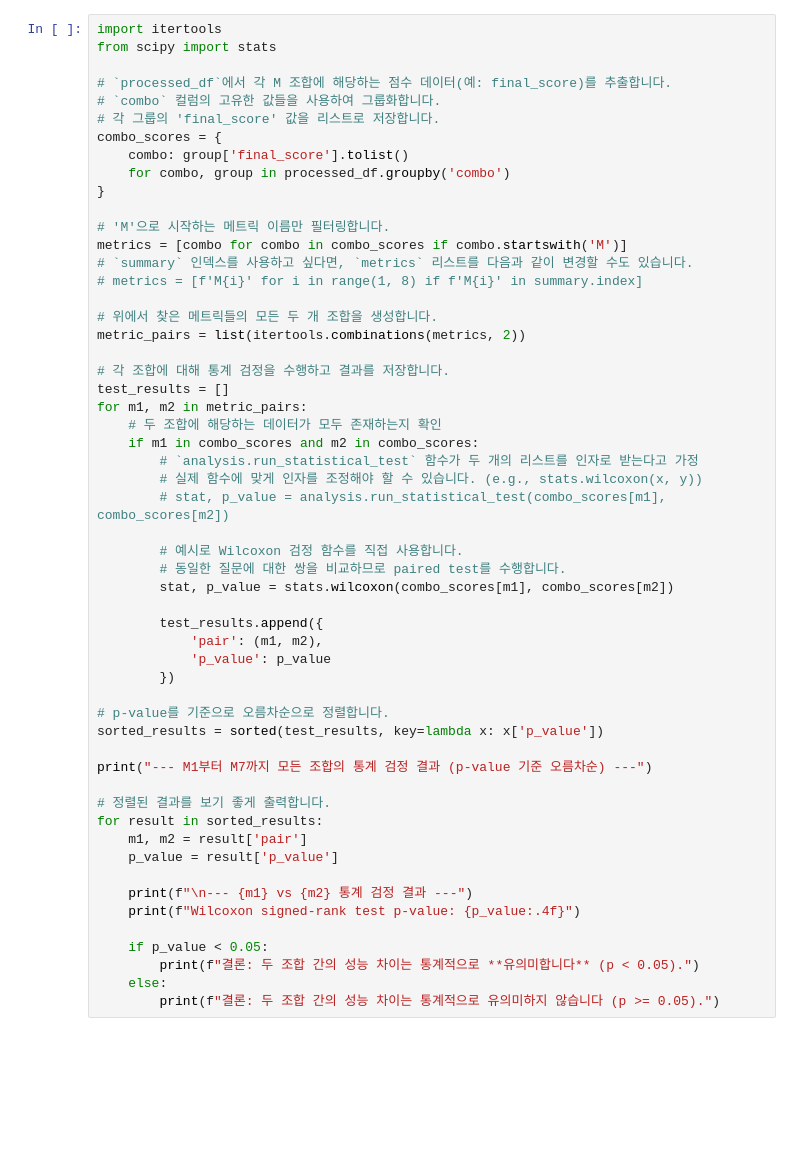
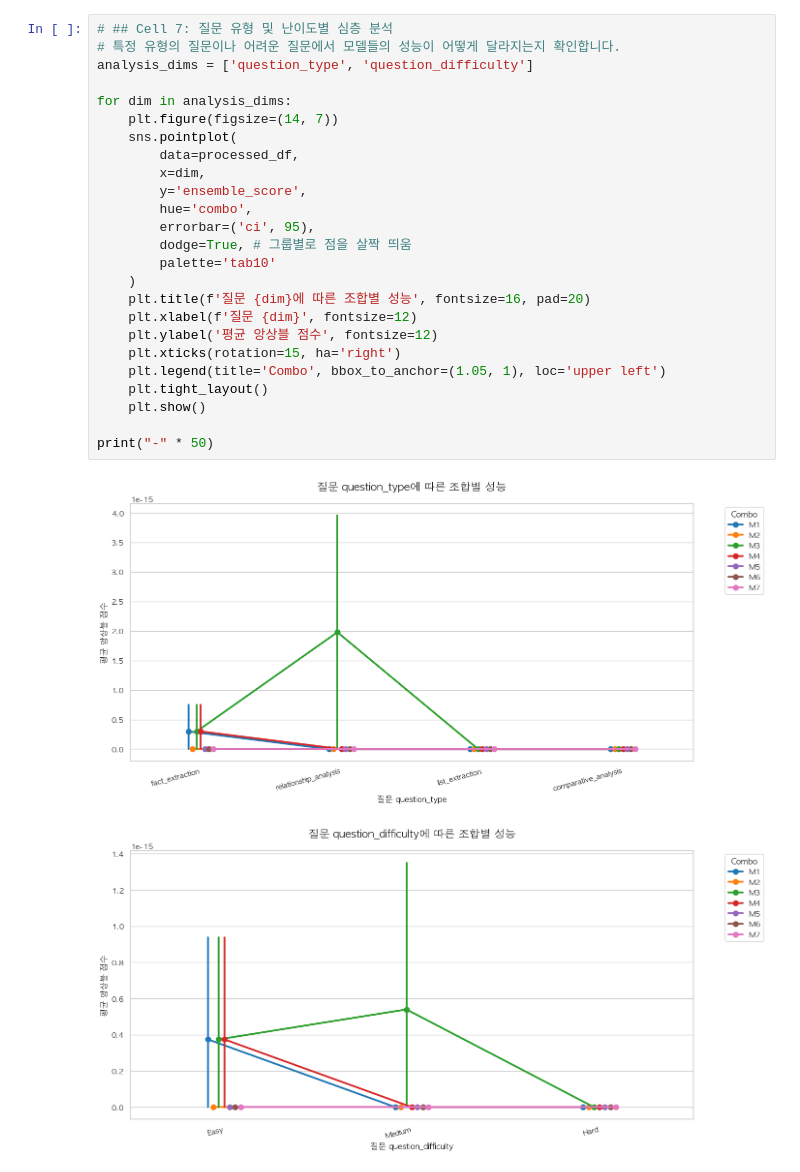
Before and after one commit to xistoh162108/RiQF-eval, a Jupyter notebook: RiQF-eval/notebooks/analysis.ipynb, the cells around one changed output. Cells and saved outputs as stored; diff of their text form; blank space fills up the shorter version.

```diff
--- a/RiQF-eval/notebooks/analysis.ipynb
+++ b/RiQF-eval/notebooks/analysis.ipynb
@@ -122,56 +227,28 @@ plt.show()
 # %%
-import itertools
-from scipy import stats
+# ## Cell 7: 질문 유형 및 난이도별 심층 분석
+# 특정 유형의 질문이나 어려운 질문에서 모델들의 성능이 어떻게 달라지는지 확인합니다.
+analysis_dims = ['question_type', 'question_difficulty']
 
-# `processed_df`에서 각 M 조합에 해당하는 점수 데이터(예: final_score)를 추출합니다.
-# `combo` 컬럼의 고유한 값들을 사용하여 그룹화합니다.
-# 각 그룹의 'final_score' 값을 리스트로 저장합니다.
-combo_scores = {
-    combo: group['final_score'].tolist()
-    for combo, group in processed_df.groupby('combo')
-}
+for dim in analysis_dims:
+    plt.figure(figsize=(14, 7))
+    sns.pointplot(
+        data=processed_df,
+        x=dim,
+        y='ensemble_score',
+        hue='combo',
+        errorbar=('ci', 95),
+        dodge=True, # 그룹별로 점을 살짝 띄움
+        palette='tab10'
+    )
+    plt.title(f'질문 {dim}에 따른 조합별 성능', fontsize=16, pad=20)
+    plt.xlabel(f'질문 {dim}', fontsize=12)
+    plt.ylabel('평균 앙상블 점수', fontsize=12)
+    plt.xticks(rotation=15, ha='right')
+    plt.legend(title='Combo', bbox_to_anchor=(1.05, 1), loc='upper left')
+    plt.tight_layout()
+    plt.show()
 
-# 'M'으로 시작하는 메트릭 이름만 필터링합니다.
-metrics = [combo for combo in combo_scores if combo.startswith('M')]
-# `summary` 인덱스를 사용하고 싶다면, `metrics` 리스트를 다음과 같이 변경할 수도 있습니다.
-# metrics = [f'M{i}' for i in range(1, 8) if f'M{i}' in summary.index]
-
-# 위에서 찾은 메트릭들의 모든 두 개 조합을 생성합니다.
-metric_pairs = list(itertools.combinations(metrics, 2))
-
-# 각 조합에 대해 통계 검정을 수행하고 결과를 저장합니다.
-test_results = []
-for m1, m2 in metric_pairs:
-    # 두 조합에 해당하는 데이터가 모두 존재하는지 확인
-    if m1 in combo_scores and m2 in combo_scores:
-        # `analysis.run_statistical_test` 함수가 두 개의 리스트를 인자로 받는다고 가정
-        # 실제 함수에 맞게 인자를 조정해야 할 수 있습니다. (e.g., stats.wilcoxon(x, y))
-        # stat, p_value = analysis.run_statistical_test(combo_scores[m1], combo_scores[m2])
-
-        # 예시로 Wilcoxon 검정 함수를 직접 사용합니다.
-        # 동일한 질문에 대한 쌍을 비교하므로 paired test를 수행합니다.
-        stat, p_value = stats.wilcoxon(combo_scores[m1], combo_scores[m2])
-
-        test_results.append({
-            'pair': (m1, m2),
-            'p_value': p_value
-        })
-
-# p-value를 기준으로 오름차순으로 정렬합니다.
-sorted_results = sorted(test_results, key=lambda x: x['p_value'])
-
-print("--- M1부터 M7까지 모든 조합의 통계 검정 결과 (p-value 기준 오름차순) ---")
-
-# 정렬된 결과를 보기 좋게 출력합니다.
-for result in sorted_results:
-    m1, m2 = result['pair']
-    p_value = result['p_value']
-
-    print(f"\n--- {m1} vs {m2} 통계 검정 결과 ---")
-    print(f"Wilcoxon signed-rank test p-value: {p_value:.4f}")
-
-    if p_value < 0.05:
-        print(f"결론: 두 조합 간의 성능 차이는 통계적으로 **유의미합니다** (p < 0.05).")
-    else:
-        print(f"결론: 두 조합 간의 성능 차이는 통계적으로 유의미하지 않습니다 (p >= 0.05).")
+print("-" * 50)
 # %% [output]
+[figure, added]
+[figure, added]
```
Also changed, not shown: parts of 8 cells of this notebook, 5 other files.
